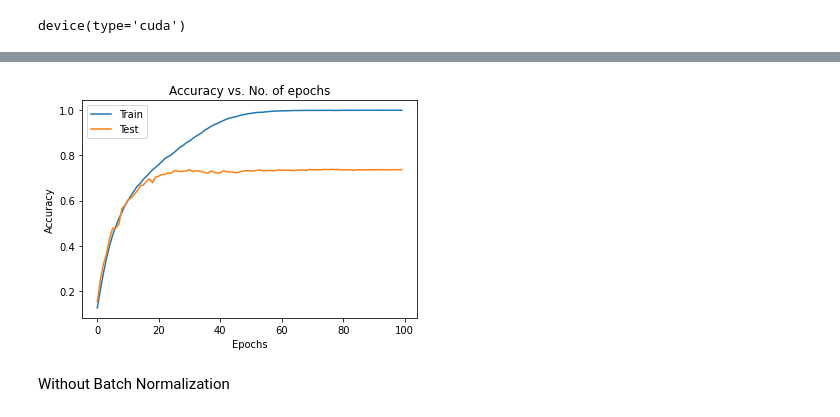
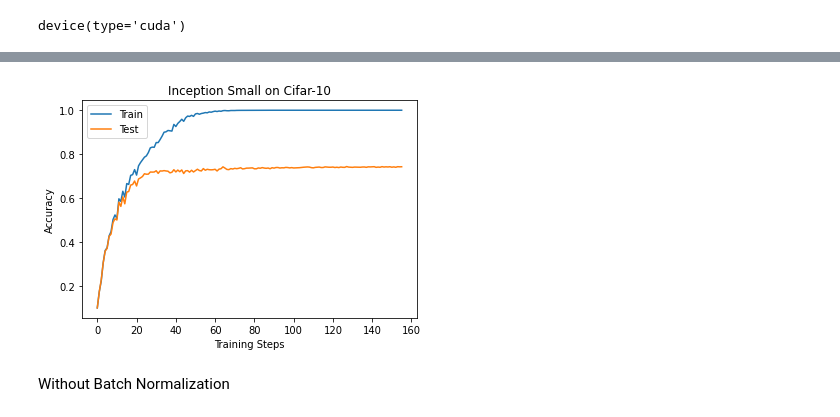
Before and after one commit to mdv3101/Rethinking_Generalization, a Jupyter notebook: Effect of BN_CIFAR10_InceptionSmall.ipynb, the cells around one changed output, grey strips where cells are left out. Cells and saved outputs as stored; diff of their text form; code cells hidden in the pictures.

```diff
--- a/Effect of BN_CIFAR10_InceptionSmall.ipynb
+++ b/Effect of BN_CIFAR10_InceptionSmall.ipynb
@@ -18,6 +20,6 @@ Files already downloaded and verified
 # %%
-trainloader = torch.utils.data.DataLoader(trainset,batch_size=64, shuffle=True, num_workers=2)
-testloader = torch.utils.data.DataLoader(testset,batch_size=64, shuffle=False, num_workers=2)
+trainloader = torch.utils.data.DataLoader(trainset,batch_size=32, shuffle=True, num_workers=2,pin_memory=True)
+testloader = torch.utils.data.DataLoader(testset,batch_size=32, shuffle=False, num_workers=2,pin_memory=True)
 # %%
 class ConvModule(nn.Module):
     def __init__(self, in_channels, out_channels, kernel_size, stride, padding):
@@ -173,13 +187,13 @@ Epoch 100 | loss: 1.1697 | Train acc: 0.9997 | Val acc: 0.7370
 # %%
-plt.plot(list(history_t1.values()),label='Train')
-plt.plot(list(history_v1.values()),label='Test')
-plt.xlabel('Epochs')
+plt.plot(list(history_t1),label='Train')
+plt.plot(list(history_v1),label='Test')
+plt.xlabel('Training Steps')
 plt.ylabel('Accuracy')
-plt.title('Accuracy vs. No. of epochs')
+plt.title('Inception Small on Cifar-10')
 plt.legend()
 plt.show()
 # %% [output]
-[figure, old version]
+[figure, new version]
 # %% [markdown]
 Without Batch Normalization
 # %%
```
Also changed, not shown: parts of 9 cells of this notebook, 1 other file.
